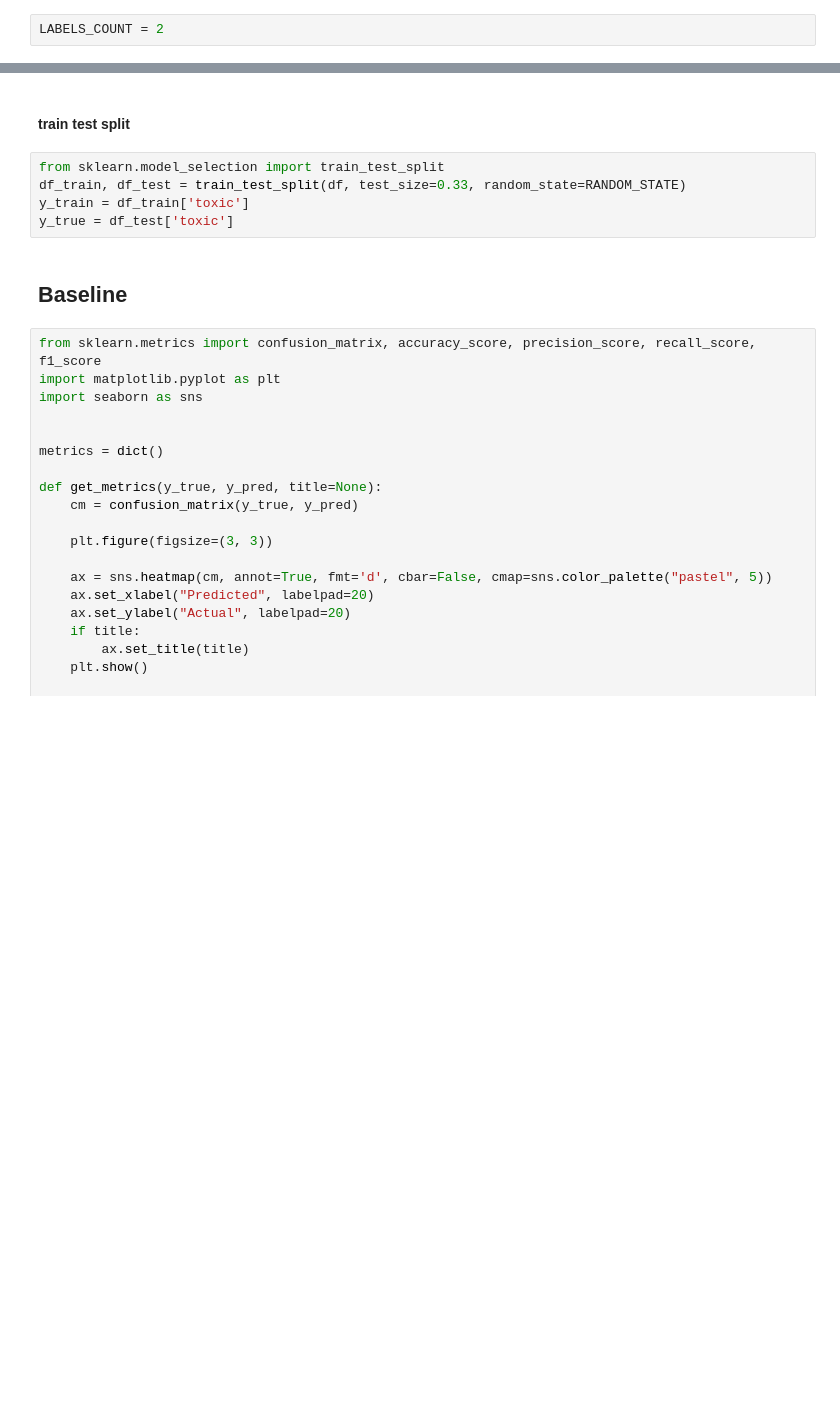
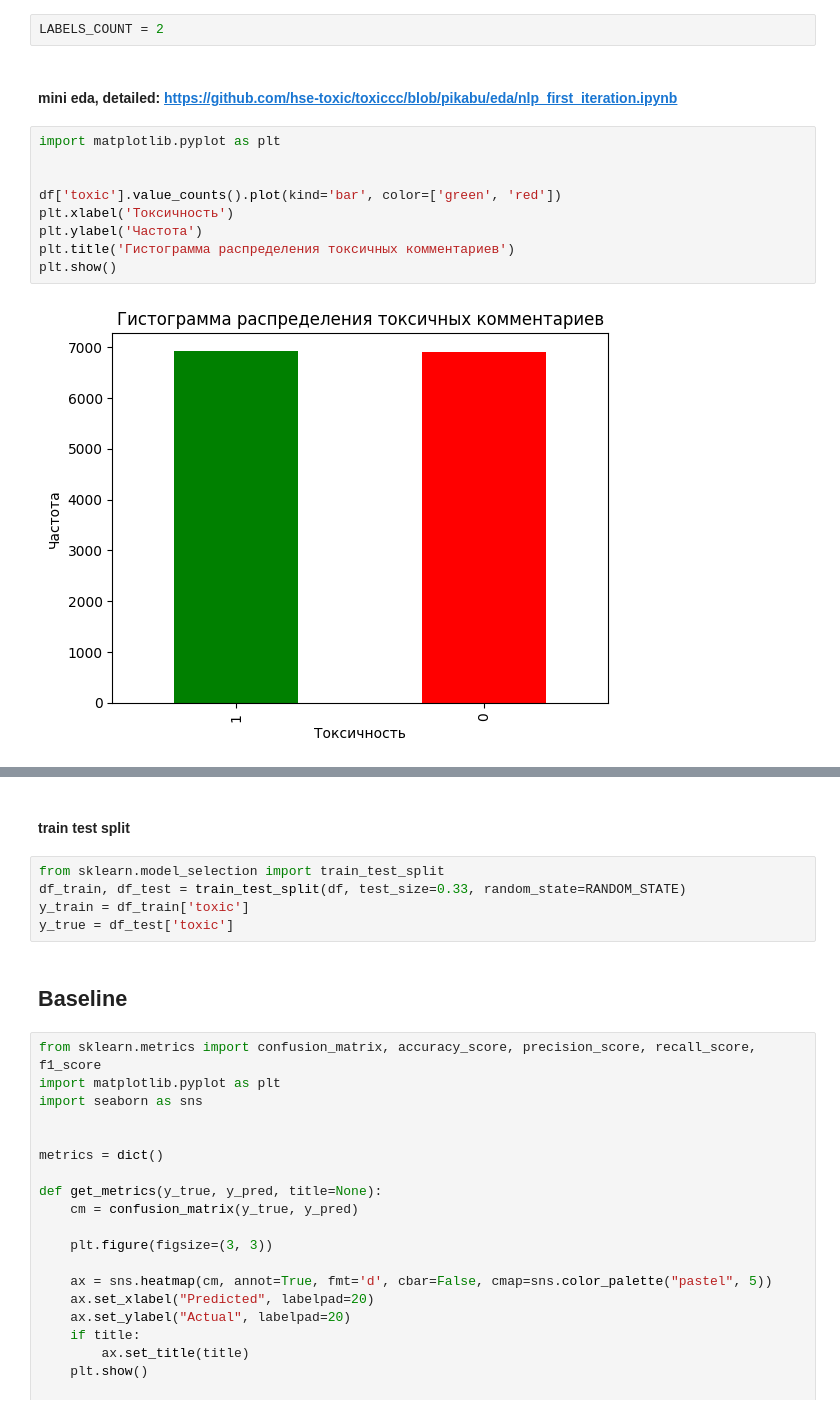
Before and after one commit to hse-toxic/toxiccc, a Jupyter notebook: baseline/shtakin/3.ipynb, the cells around one changed output, grey strips where cells are left out. Drawn from its saved outputs; the diff is of its cells as text; blank space fills up the shorter version.

```diff
--- a/baseline/shtakin/baseline.ipynb
+++ b/baseline/shtakin/3.ipynb
@@ -204,2 +46,15 @@ print(df.shape)
 # %%
 LABELS_COUNT = 2
+# %% [markdown]
+#### mini eda, detailed: https://github.com/hse-toxic/toxiccc/blob/pikabu/eda/nlp_first_iteration.ipynb
+# %%
+import matplotlib.pyplot as plt
+
+
+df['toxic'].value_counts().plot(kind='bar', color=['green', 'red'])
+plt.xlabel('Токсичность')
+plt.ylabel('Частота')
+plt.title('Гистограмма распределения токсичных комментариев')
+plt.show()
+# %% [output]
+[figure, added]
```
Also changed, not shown: parts of 23 cells of this notebook, 2 other files.
